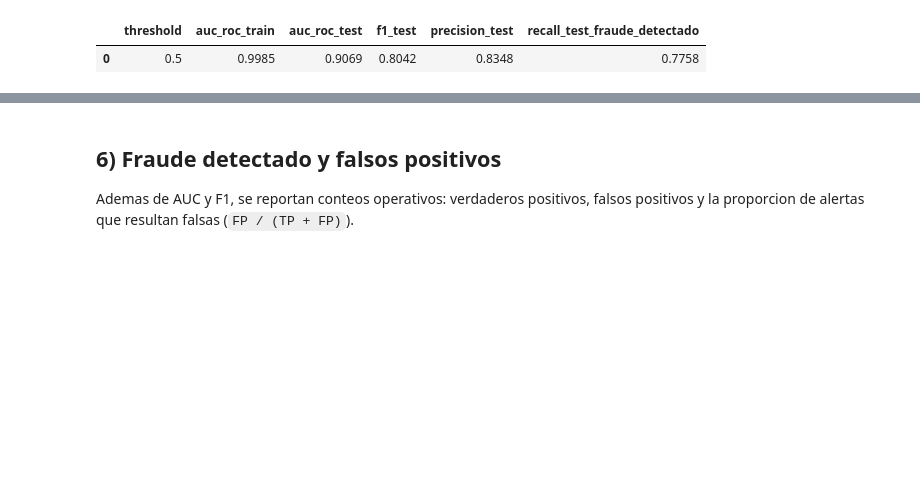
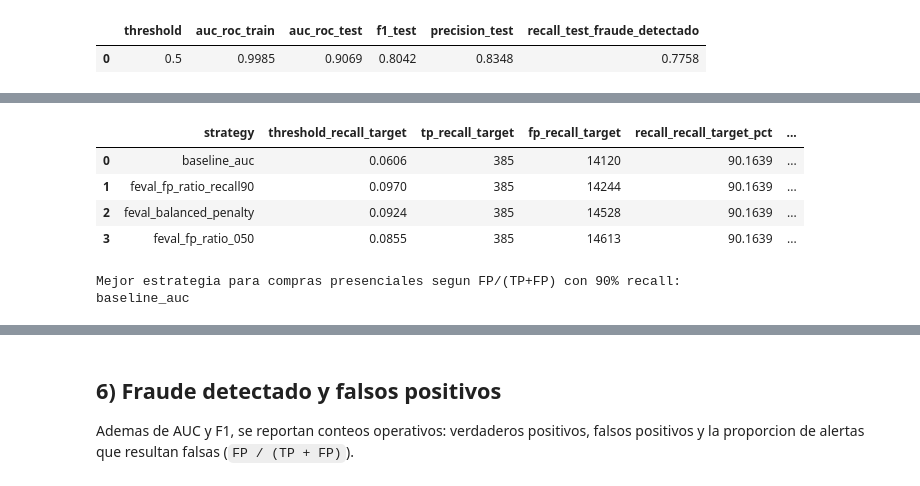
Before and after one commit to josuemj/federated-banking-fraud, a Jupyter notebook: entrenamiento/base_model_obj_a.ipynb, the cells around one changed output, grey strips where cells are left out. Drawn from its saved outputs; the diff is of its cells as text; code cells hidden in the pictures; blank space fills up the shorter version.

```diff
--- a/entrenamiento/base_model_obj_a.ipynb
+++ b/entrenamiento/base_model_obj_a.ipynb
@@ -198,0 +282,28 @@ weighted avg     0.9823    0.9828    0.9825     16186
+# %%
+custom_train_mask = df['tx_datetime'] < pd.Timestamp('2025-04-01')
+custom_test_mask = df['tx_datetime'] >= pd.Timestamp('2025-04-01')
+custom_pos_test_mask = custom_test_mask & pos_eval_mask
+
+X_custom_train = X.loc[custom_train_mask].copy()
+X_custom_test = X.loc[custom_test_mask].copy()
+y_custom_train = y.loc[custom_train_mask].copy()
+y_custom_test = y.loc[custom_test_mask].copy()
+
+preprocess_custom = clone(preprocess)
+X_lgb_train = preprocess_custom.fit_transform(X_custom_train, y_custom_train)
+X_lgb_test = preprocess_custom.transform(X_custom_test)
+
+train_data = lgb.Dataset(X_lgb_train, label=y_custom_train.to_numpy(), free_raw_data=False)
+valid_data = lgb.Dataset(X_lgb_test, label=y_custom_test.to_numpy(), reference=train_data, free_raw_data=False)
+
+custom_split_summary = pd.DataFrame({
+    'subset': ['train_ene_mar', 'test_abr_jun', 'test_abr_jun_pos_presencial'],
+    'rows': [int(custom_train_mask.sum()), int(custom_test_mask.sum()), int(custom_pos_test_mask.sum())],
+    'frauds': [int(y.loc[custom_train_mask].sum()), int(y.loc[custom_test_mask].sum()), int(y.loc[custom_pos_test_mask].sum())],
+    'fraud_rate_pct': [
+        y.loc[custom_train_mask].mean() * 100,
+        y.loc[custom_test_mask].mean() * 100,
+        y.loc[custom_pos_test_mask].mean() * 100,
+    ],
+})
+display(custom_split_summary.round(3))
@@ -198,0 +447,23 @@ weighted avg     0.9823    0.9828    0.9825     16186
+# %%
+pos_strategy_ranking = (
+    custom_comparison_df.query("segment == 'ultimo_trimestre_pos_presencial'")
+    .sort_values(['fp_ratio_recall_target_pct', 'fp_recall_target', 'threshold_recall_target'], ascending=[True, True, False])
+    .reset_index(drop=True)
+)
+
+best_custom_strategy = pos_strategy_ranking.iloc[0]
+display(pos_strategy_ranking[[
+    'strategy', 'threshold_recall_target', 'tp_recall_target', 'fp_recall_target',
+    'recall_recall_target_pct', 'precision_recall_target_pct', 'fp_ratio_recall_target_pct', 'fp_per_tp_recall_target'
+]].round(4))
+
+print('Mejor estrategia para compras presenciales segun FP/(TP+FP) con 90% recall:')
+print(best_custom_strategy['strategy'])
+# %% [output]
+|  | strategy | threshold_recall_target | tp_recall_target | fp_recall_target | recall_recall_target_pct | ... |
+| 0 | baseline_auc | 0.0606 | 385 | 14120 | 90.1639 | ... |
+| 1 | feval_fp_ratio_recall90 | 0.0970 | 385 | 14244 | 90.1639 | ... |
+| 2 | feval_balanced_penalty | 0.0924 | 385 | 14528 | 90.1639 | ... |
+| 3 | feval_fp_ratio_050 | 0.0855 | 385 | 14613 | 90.1639 | ... |
+Mejor estrategia para compras presenciales segun FP/(TP+FP) con 90% recall:
+baseline_auc
```
Also changed, not shown: parts of 11 cells of this notebook.
